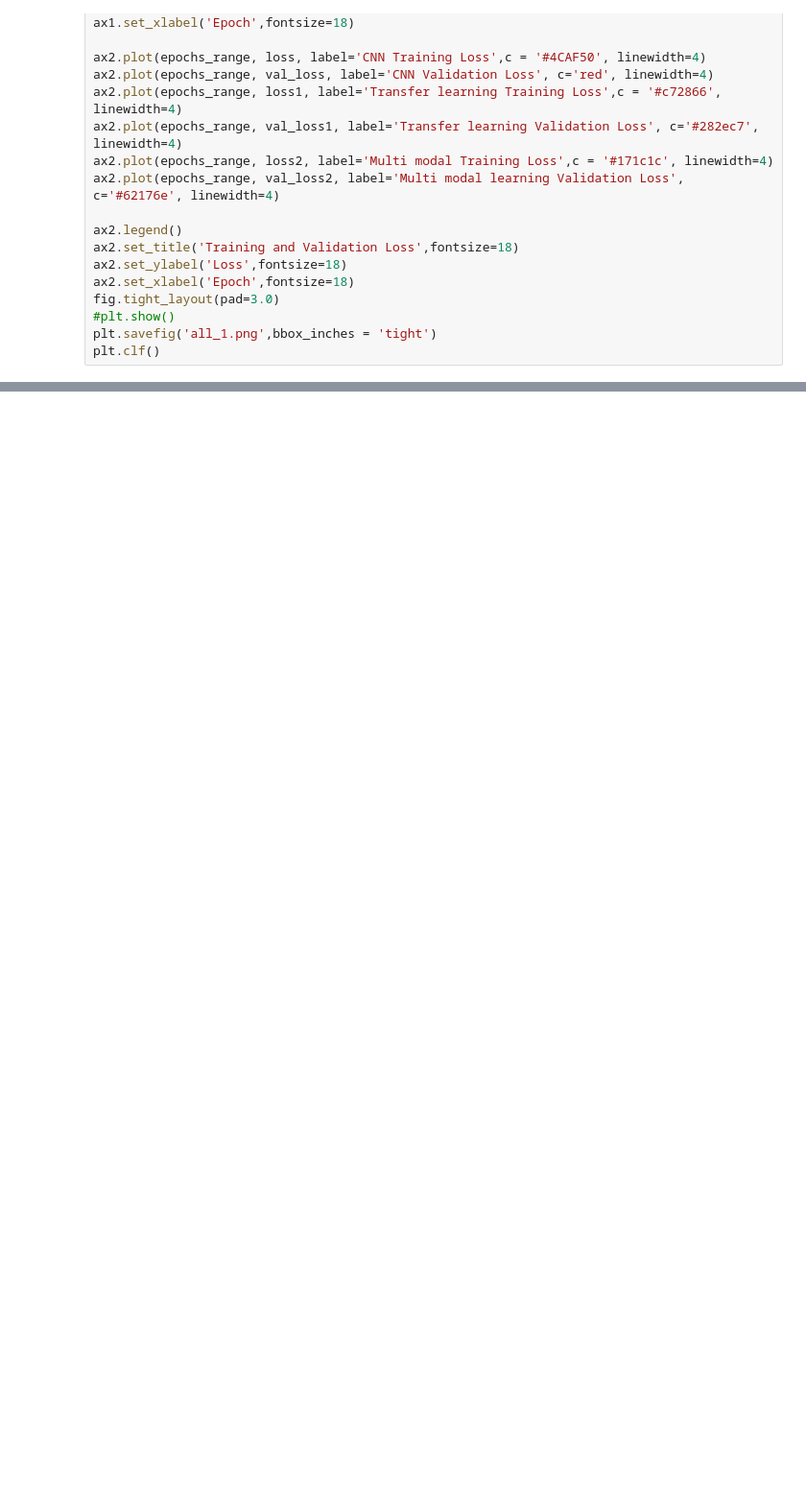
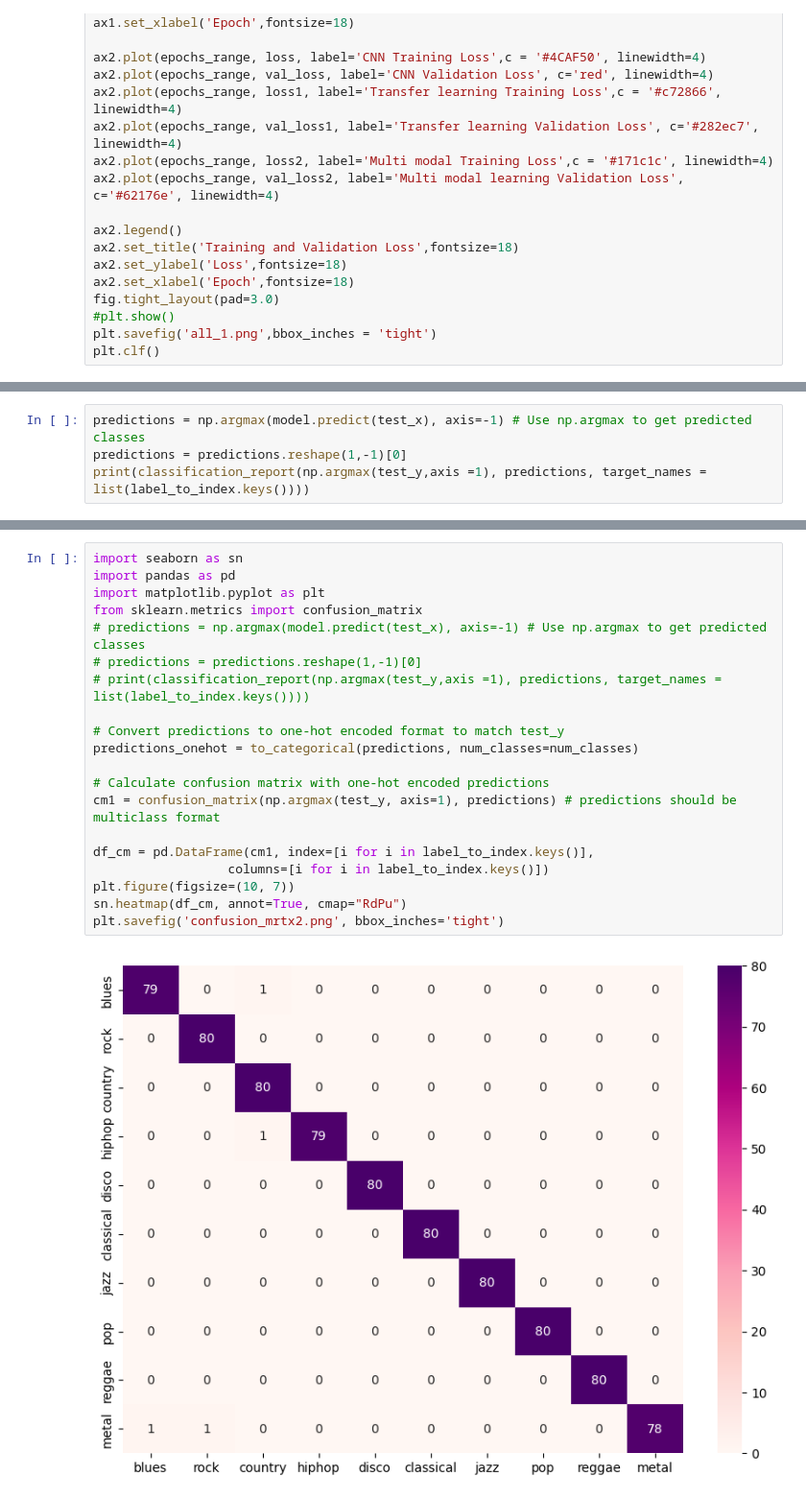
Before and after one commit to Rajesheeda/Music-Genre-Identification, a Jupyter notebook: DL_Music__genre_Classification.ipynb, the cells around one changed output, grey strips where cells are left out. Shown at 96% size. Saved outputs shown, nothing was run; the diff lists cells and outputs as text; blank space fills up the shorter version.

```diff
--- a/DL_Music__genre_Classification.ipynb
+++ b/DL_Music__genre_Classification.ipynb
@@ -1014,0 +1440,4 @@ Using PreTrained Modeles
+# %%
+predictions = np.argmax(model.predict(test_x), axis=-1) # Use np.argmax to get predicted classes
+predictions = predictions.reshape(1,-1)[0]
+print(classification_report(np.argmax(test_y,axis =1), predictions, target_names = list(label_to_index.keys())))
@@ -1014,0 +1462,22 @@ Using PreTrained Modeles
+# %%
+import seaborn as sn
+import pandas as pd
+import matplotlib.pyplot as plt
+from sklearn.metrics import confusion_matrix
+# predictions = np.argmax(model.predict(test_x), axis=-1) # Use np.argmax to get predicted classes
+# predictions = predictions.reshape(1,-1)[0]
+# print(classification_report(np.argmax(test_y,axis =1), predictions, target_names = list(label_to_index.keys())))
+
+# Convert predictions to one-hot encoded format to match test_y
+predictions_onehot = to_categorical(predictions, num_classes=num_classes)
+
+# Calculate confusion matrix with one-hot encoded predictions
+cm1 = confusion_matrix(np.argmax(test_y, axis=1), predictions) # predictions should be multiclass format
+
+df_cm = pd.DataFrame(cm1, index=[i for i in label_to_index.keys()],
+                  columns=[i for i in label_to_index.keys()])
+plt.figure(figsize=(10, 7))
+sn.heatmap(df_cm, annot=True, cmap="RdPu")
+plt.savefig('confusion_mrtx2.png', bbox_inches='tight')
+# %% [output]
+[figure, added]
```
Also changed, not shown: parts of 48 cells of this notebook.
